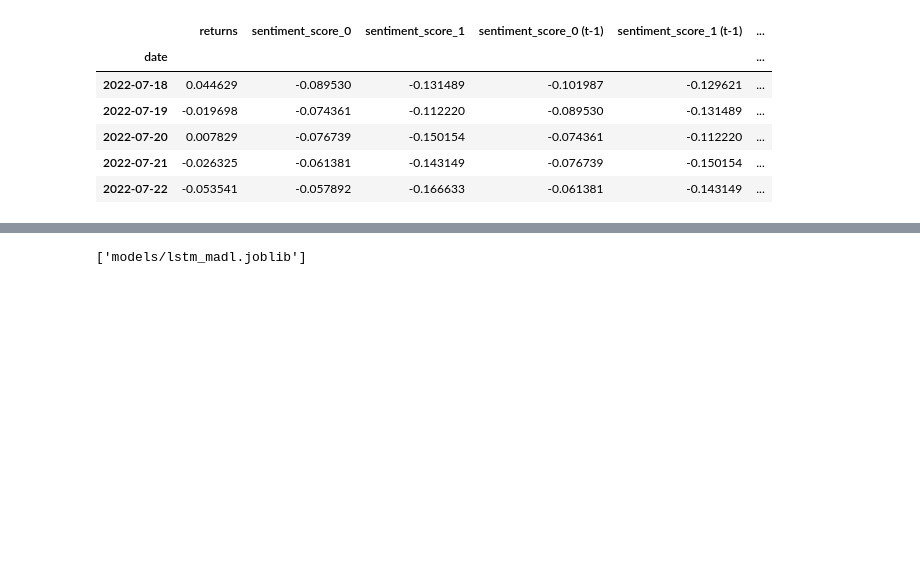
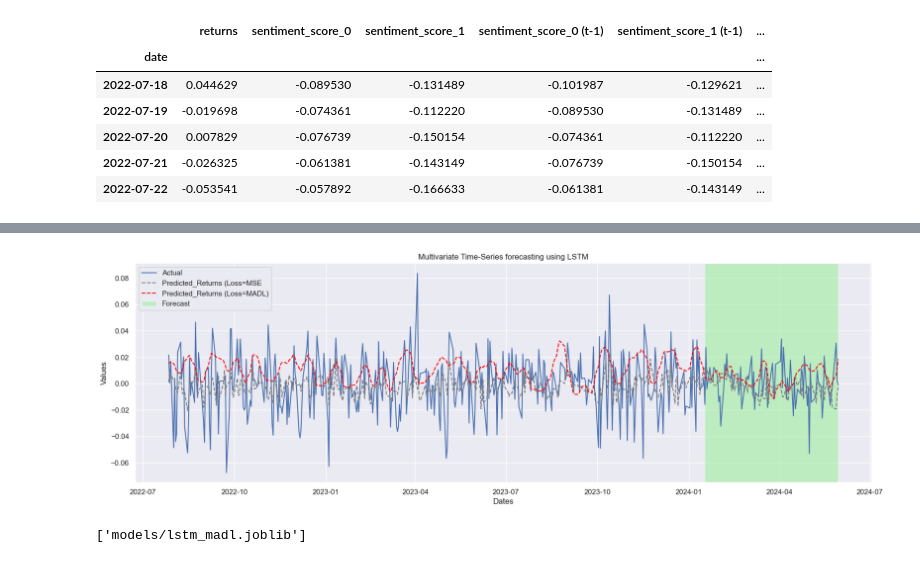
Before and after one commit to patricia-van/Oil-Price-Prediction-using-Tweets, a Jupyter notebook: modelling_lstm.ipynb, the cells around one changed output, grey strips where cells are left out. Drawn from its saved outputs; the diff is of its cells as text; code cells hidden in the pictures; blank space fills up the shorter version.

Commit message:
save model predictions

```diff
--- a/modelling_lstm.ipynb
+++ b/modelling_lstm.ipynb
@@ -674,0 +655,55 @@ MSE: 0.0003, MAE: 0.0137, R2: -0.0561, MADL: -0.0013
+# %%
+# # Reload the data with the date index
+# dataFrame = pd.read_csv('/content/final_data_adj.csv')  # Assuming the CSV file contains a 'Date' column
+# dataFrame['Date'] = pd.to_datetime(dataFrame['Date'])
+# dataFrame.set_index('Date', inplace=True)
+
+# Forecast Plot with Dates on X-axis
+y_pred_mse_train = lstm.predict(X_train)
+y_pred_madl_train = lstm_madl.predict(X_train)
+y_pred_mse_val = lstm.predict(X_val)
+y_pred_madl_val = lstm_madl.predict(X_val)
+y_pred_mse_test = lstm.predict(X_test)
+y_pred_madl_test = lstm_madl.predict(X_test)
+
+predictions = {
+    'Actual': np.concatenate((y_train, y_val, y_test)).reshape(-1),
+    'LSTM_MSE': np.concatenate((y_pred_mse_train, y_pred_mse_val, y_pred_mse_test)).reshape(-1),
+    'LSTM_MADL': np.concatenate((y_pred_madl_train, y_pred_madl_val, y_pred_madl_test)).reshape(-1)
+
+}
+
+predictions = pd.DataFrame(predictions)
+predictions.index = model_df.index[-len(predictions):]  # Assigning the correct date index
+
+fig, ax = plt.subplots(figsize=(20, 6))
+# highlight the test period
+highlight_start = int(-len(y_test))
+highlight_end = len(predictions) - 1  # Adjusted to stay within bounds
+
+
+# mse, mae, r2 = evaluate_model(y_test.reshape(-1), y_pred_mse.reshape(-1),)
+# print('LSTM (Loss = MSE)')
+# print(f"MSE: {mse:.4f}, MAE: {mae:.4f}, R2: {r2:.4f}, MADL: {madl(y_test, y_pred_mse).numpy():.4f}")
+
+# mse, mae, r2 = evaluate_model(y_test.reshape(-1), y_pred_madl.reshape(-1),)
+# print('LSTM (Loss = MADL)')
+# print(f"MSE: {mse:.4f}, MAE: {mae:.4f}, R2: {r2:.4f}, MADL: {madl(y_test, y_pred_madl).numpy():.4f}")
+
+
+# Plot the actual values
+plt.plot(predictions['Actual'], label='Actual')
+
+# Plot predicted values with a dashed line
+plt.plot(predictions['LSTM_MSE'], label='Predicted_Returns (Loss=MSE', linestyle='--', color='grey')
+plt.plot(predictions['LSTM_MADL'], label='Predicted_Returns (Loss=MADL)', linestyle='--', color='red')
+
+# Highlight the forecasted portion with a different color
+plt.axvspan(predictions.index[highlight_start], predictions.index[highlight_end], facecolor='lightgreen', alpha=0.5, label='Forecast')
+
+plt.title('Multivariate Time-Series forecasting using LSTM')
+plt.xlabel('Dates')
+plt.ylabel('Values')
+ax.legend()
+plt.show()
+# %% [output]
@@ -675,3 +716,4 @@ MSE: 0.0003, MAE: 0.0137, R2: -0.0561, MADL: -0.0013
+[figure, added]
 # %%
 # save models
 joblib.dump(lstm, "models/lstm.joblib")
```
Also changed, not shown: parts of 10 cells of this notebook, 9 other files.
